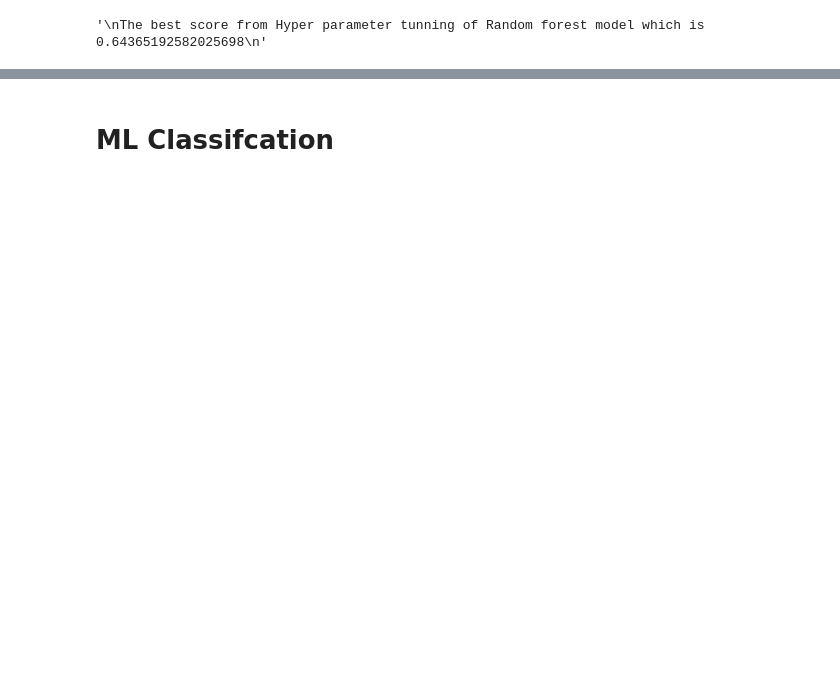
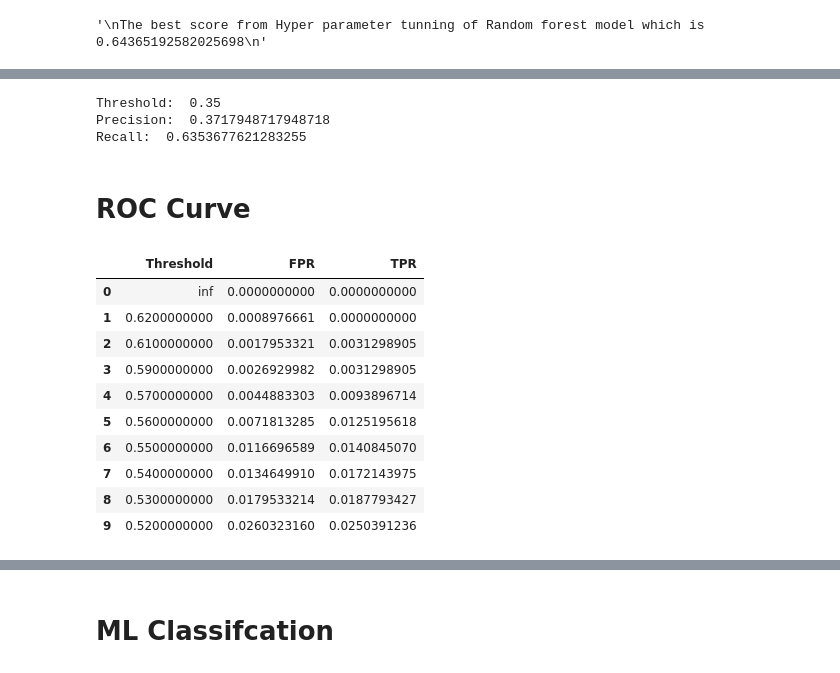
Before and after one commit to Reem304/Heart-Attack-Prediction, a Jupyter notebook: notebooks/Modelling.ipynb, the cells around one changed output, grey strips where cells are left out. Saved outputs shown, nothing was run; the diff lists cells and outputs as text; code cells hidden in the pictures; blank space fills up the shorter version.

```diff
--- a/notebooks/Modelling.ipynb
+++ b/notebooks/Modelling.ipynb
@@ -205,0 +208,6 @@ The best score from Hyper parameter tunning of Random forest model which is 0.64
+# %%
+from sklearn.metrics import precision_recall_curve
+precisions, recalls, thresholds = precision_recall_curve(y_test, y_proba[:, 1])
+pd.options.display.float_format = '{:,.10f}'.format
+df_Recall_per = pd.DataFrame({'Threshold': thresholds, 'Precision': precisions[:-1], 'Recall': recalls[:-1]})
+df_Recall_per.head()
@@ -205,0 +242,33 @@ The best score from Hyper parameter tunning of Random forest model which is 0.64
+# %%
+# Find Threshold with Recall >= 0.6
+
+threshold = df_Recall_per.loc[df_Recall_per['Recall'] >= 0.6, 'Threshold'].max()
+
+print('Threshold: ', threshold)
+print('Precision: ', df_Recall_per.loc[df_Recall_per['Threshold'] == threshold, 'Precision'].values[0])
+print('Recall: ', df_Recall_per.loc[df_Recall_per['Threshold'] == threshold, 'Recall'].values[0])
+# %% [output]
+Threshold:  0.35
+Precision:  0.3717948717948718
+Recall:  0.6353677621283255
+# %% [markdown]
+# ROC Curve
+# %%
+from sklearn.metrics import roc_curve
+
+fpr, tpr, thresholds = roc_curve(y_test, y_proba[:, 1])
+
+df_ROC = pd.DataFrame({'Threshold': thresholds, 'FPR': fpr, 'TPR': tpr})
+df_ROC.head(10)
+# %% [output]
+|  | Threshold | FPR | TPR |
+| 0 | inf | 0.0000000000 | 0.0000000000 |
+| 1 | 0.6200000000 | 0.0008976661 | 0.0000000000 |
+| 2 | 0.6100000000 | 0.0017953321 | 0.0031298905 |
+| 3 | 0.5900000000 | 0.0026929982 | 0.0031298905 |
+| 4 | 0.5700000000 | 0.0044883303 | 0.0093896714 |
+| 5 | 0.5600000000 | 0.0071813285 | 0.0125195618 |
+| 6 | 0.5500000000 | 0.0116696589 | 0.0140845070 |
+| 7 | 0.5400000000 | 0.0134649910 | 0.0172143975 |
+| 8 | 0.5300000000 | 0.0179533214 | 0.0187793427 |
+| 9 | 0.5200000000 | 0.0260323160 | 0.0250391236 |
```
Also changed, not shown: parts of 23 cells of this notebook, 15 other files.
